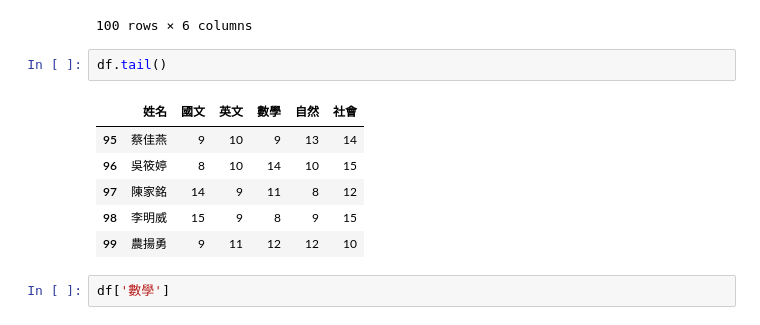
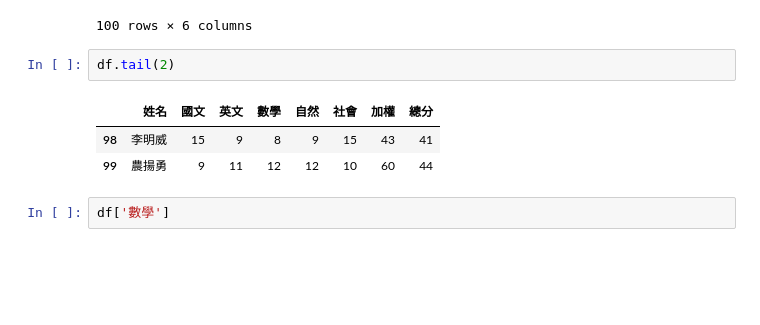
Before and after one commit to paul20010801/my-python, a Jupyter notebook: 數軟1030.ipynb, the cells around one changed output. Cells and saved outputs as stored; diff of their text form; blank space fills up the shorter version.

```diff
--- a/數軟1030.ipynb
+++ b/數軟1030.ipynb
@@ -78,14 +78,11 @@ df
 | 99 | 農揚勇 | 9 | 11 | 12 | 12 | 10 |
 100 rows × 6 columns
 # %%
-df.tail()
+df.tail(2)
 # %% [output]
-|  | 姓名 | 國文 | 英文 | 數學 | 自然 | 社會 |
-| 95 | 蔡佳燕 | 9 | 10 | 9 | 13 | 14 |
-| 96 | 吳筱婷 | 8 | 10 | 14 | 10 | 15 |
-| 97 | 陳家銘 | 14 | 9 | 11 | 8 | 12 |
-| 98 | 李明威 | 15 | 9 | 8 | 9 | 15 |
-| 99 | 農揚勇 | 9 | 11 | 12 | 12 | 10 |
+|  | 姓名 | 國文 | 英文 | 數學 | 自然 | 社會 | 加權 | 總分 |
+| 98 | 李明威 | 15 | 9 | 8 | 9 | 15 | 43 | 41 |
+| 99 | 農揚勇 | 9 | 11 | 12 | 12 | 10 | 60 | 44 |
 # %%
 df['數學']
 # %% [output]
```
